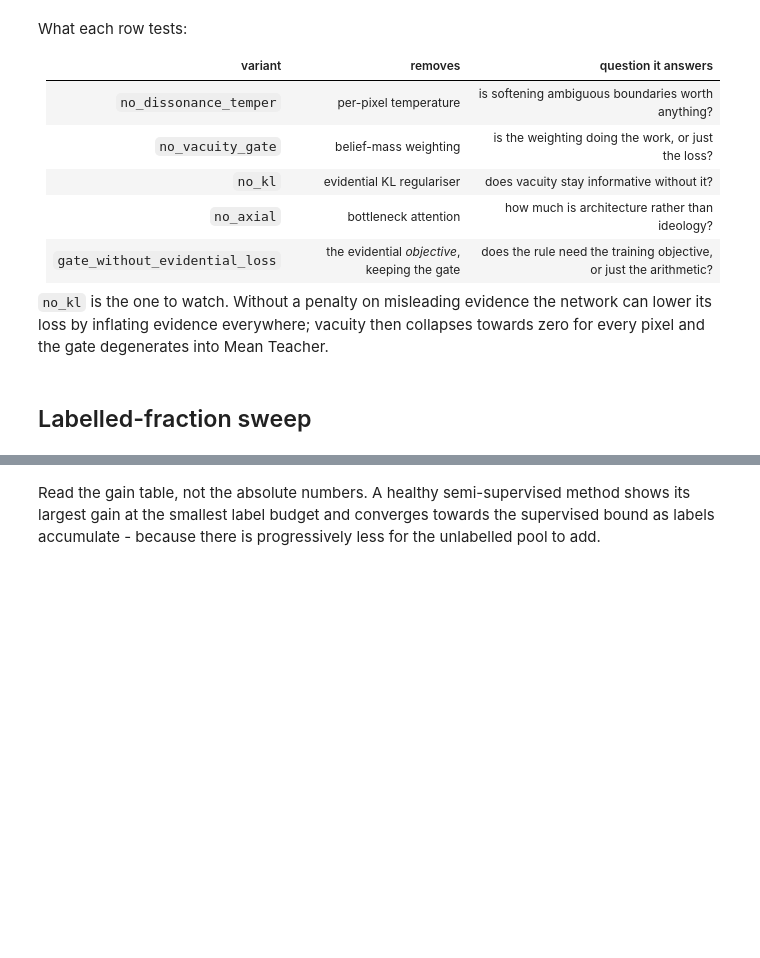
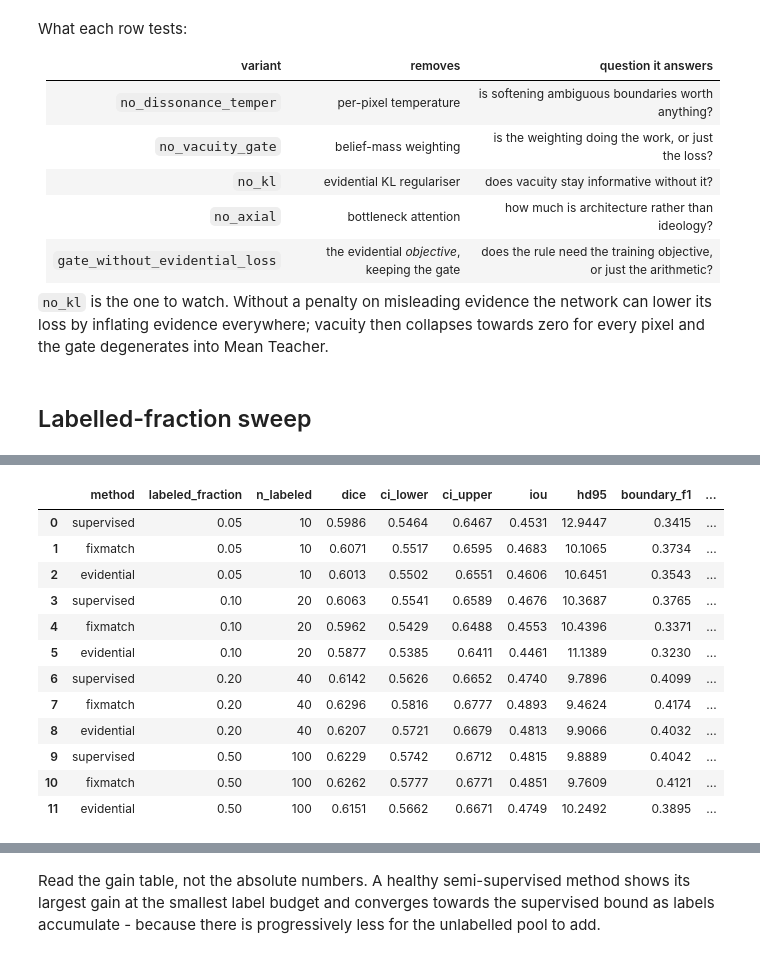
Before and after one commit to arslan-ahm/evidential-semi-supervised-lesion-segmentation, a Jupyter notebook: notebooks/03_ablations.ipynb, the cells around one changed output, grey strips where cells are left out. Cells and saved outputs as stored; diff of their text form; code cells hidden in the pictures; blank space fills up the shorter version.

```diff
--- a/notebooks/03_ablations.ipynb
+++ b/notebooks/03_ablations.ipynb
@@ -48,12 +51,14 @@ SCALE = ([
     "model.width=12", "model.depth=3",
     "optim.epochs=6", "optim.steps_per_epoch=8",
     "loss.kl_anneal_epochs=3", "semi.rampup_epochs=2", "eval.bootstrap=500",
+    "run.out_dir=results/scratch",
 ] if QUICK else [
     "data.image_size=64", "data.train_size=600", "data.val_size=80",
     "data.test_size=150", "data.batch_size=8", "data.mu=2",
     "model.width=16", "model.depth=3",
     "optim.epochs=24", "optim.steps_per_epoch=24",
     "loss.kl_anneal_epochs=10", "semi.rampup_epochs=8",
+    "run.out_dir=results/scratch",
 ])
 # %% [markdown]
 ## Nested labelled subsets, verified
@@ -121,6 +161,8 @@ sweep = run_labeled_fraction_sweep(
      "configs/evidential.yaml"],
     fractions=(0.05, 0.10, 0.20, 0.50),
     overrides=SCALE,
+    out_dir="results/scratch",
 )
 display(sweep["table"].round(4))
-print(write_sweep_figure(sweep, "results"))
+print(write_sweep_figure(sweep, "results/scratch"))
+# %% [output]
@@ -126,0 +186,13 @@ print(write_sweep_figure(sweep, "results"))
+|  | method | labeled_fraction | n_labeled | dice | ci_lower | ci_upper | iou | hd95 | boundary_f1 | ... |
+| 0 | supervised | 0.05 | 10 | 0.5986 | 0.5464 | 0.6467 | 0.4531 | 12.9447 | 0.3415 | ... |
+| 1 | fixmatch | 0.05 | 10 | 0.6071 | 0.5517 | 0.6595 | 0.4683 | 10.1065 | 0.3734 | ... |
+| 2 | evidential | 0.05 | 10 | 0.6013 | 0.5502 | 0.6551 | 0.4606 | 10.6451 | 0.3543 | ... |
+| 3 | supervised | 0.10 | 20 | 0.6063 | 0.5541 | 0.6589 | 0.4676 | 10.3687 | 0.3765 | ... |
+| 4 | fixmatch | 0.10 | 20 | 0.5962 | 0.5429 | 0.6488 | 0.4553 | 10.4396 | 0.3371 | ... |
+| 5 | evidential | 0.10 | 20 | 0.5877 | 0.5385 | 0.6411 | 0.4461 | 11.1389 | 0.3230 | ... |
+| 6 | supervised | 0.20 | 40 | 0.6142 | 0.5626 | 0.6652 | 0.4740 | 9.7896 | 0.4099 | ... |
+| 7 | fixmatch | 0.20 | 40 | 0.6296 | 0.5816 | 0.6777 | 0.4893 | 9.4624 | 0.4174 | ... |
+| 8 | evidential | 0.20 | 40 | 0.6207 | 0.5721 | 0.6679 | 0.4813 | 9.9066 | 0.4032 | ... |
+| 9 | supervised | 0.50 | 100 | 0.6229 | 0.5742 | 0.6712 | 0.4815 | 9.8889 | 0.4042 | ... |
+| 10 | fixmatch | 0.50 | 100 | 0.6262 | 0.5777 | 0.6771 | 0.4851 | 9.7609 | 0.4121 | ... |
+| 11 | evidential | 0.50 | 100 | 0.6151 | 0.5662 | 0.6671 | 0.4749 | 10.2492 | 0.3895 | ... |
```
Also changed, not shown: parts of 6 cells of this notebook, 5 other files.
